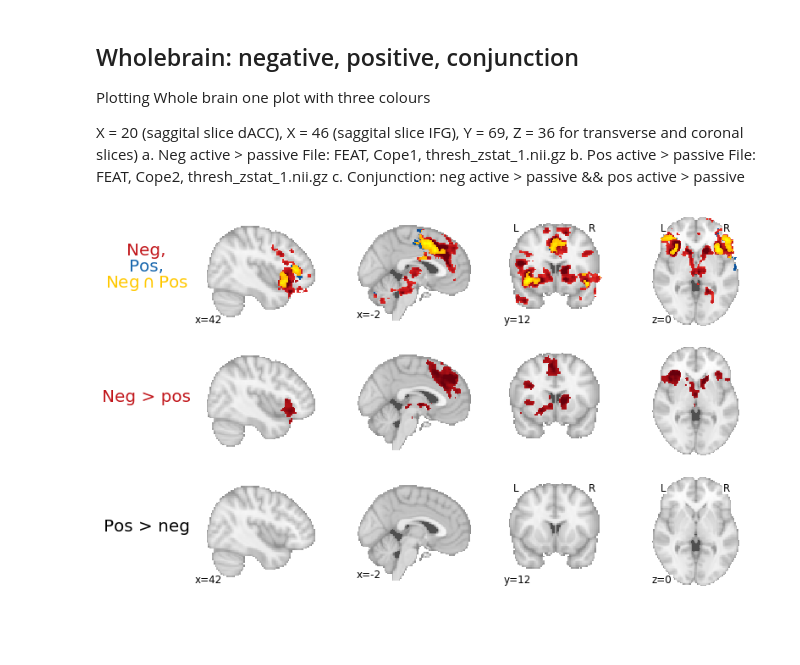
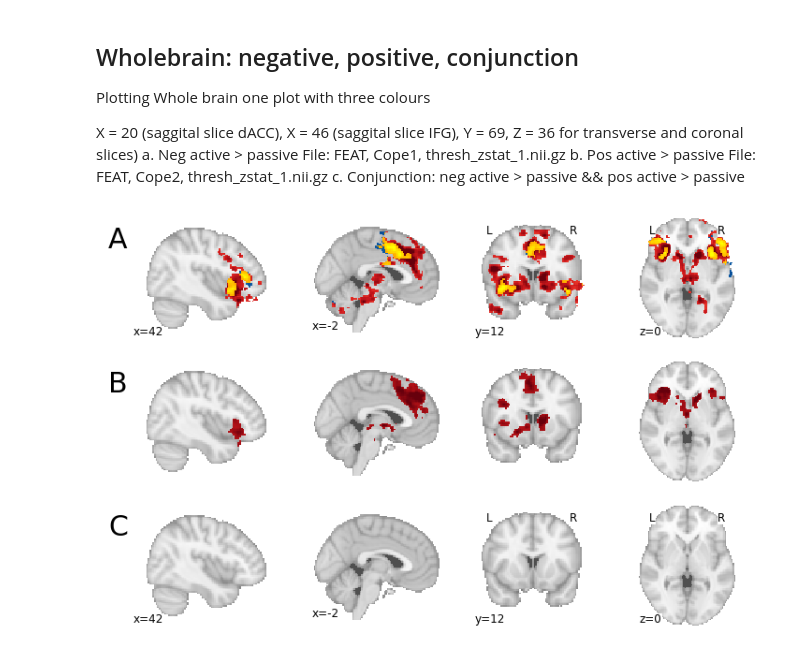
Before and after one commit to lukassnoek/MorbidCuriosityFMRI, a Jupyter notebook: code/plotting/plot_notebook.ipynb, the cells around one changed output. Saved outputs shown, nothing was run; the diff lists cells and outputs as text; code cells hidden in the pictures; blank space fills up the shorter version.

```diff
--- a/code/plotting/plot_notebook.ipynb
+++ b/code/plotting/plot_notebook.ipynb
@@ -148,7 +180,7 @@ for i in [0, 1]:
                               ticks=np.linspace(0, 7.5, 6))
             cb.set_label('T-value', fontsize=14)
 
-        for iii, roi in enumerate(roi_info[atlas]['masks']):
+        for iii, roi in enumerate(roi_info[atlas]['masks']['anat']):
             display.add_contours(
                 roi,
                 levels=[0.99],
@@ -269,32 +301,37 @@ for i in range(axes.shape[1]):
         cmap='purple_green_r',
         colorbar=False,
         draw_cross=False,
         figure=fig,
         axes=axes[2, i]
     )
 
 """
 axes[0, 3].legend(
     handles=[
         plt.Line2D([0], [0], marker='o', color='white', markerfacecolor='purple'),
         plt.Line2D([0], [0], marker='o', color='white', markerfacecolor='green'),
         plt.Line2D([0],ranges [0], marker='o', color='white', markerfacecolor='orange'),
     ],
     labels=['Positive', 'Negative', 'Conjunction'],
     frameon=False,
     bbox_to_anchor=(1.7, 0.75)
 )
 """
-
+"""
 axes[0, 0].text(-0.275, 0.65, 'Neg,', fontsize=20, color=color_neg(200), ha='center')
 axes[0, 0].text(-0.275, 0.5, 'Pos,', fontsize=20, color=color_pos(200), ha='center')
 axes[0, 0].text(-0.275, 0.35, r'$\mathrm{Neg} \cap \mathrm{Pos}$', color=color_conj(200), fontsize=20, ha='center')
 
 axes[1, 0].text(-0.275, 0.5, 'Neg > pos', fontsize=20, color=color_negpos(200), ha='center')
 axes[2, 0].text(-0.275, 0.5, 'Pos > neg', fontsize=20, ha='center')
+"""
+
+axes[0, 0].text(-.1, 0.75, 'A', fontsize=30)
+axes[1, 0].text(-.1, 0.75, 'B', fontsize=30)
+axes[2, 0].text(-.1, 0.75, 'C', fontsize=30)
 
 plotting.show()
 fig.savefig('../figures/figure2.png', dpi=200)
 display.close()
 # %% [output]
-[figure, old version]
+[figure, new version]
```
Also changed, not shown: parts of 7 cells of this notebook.
